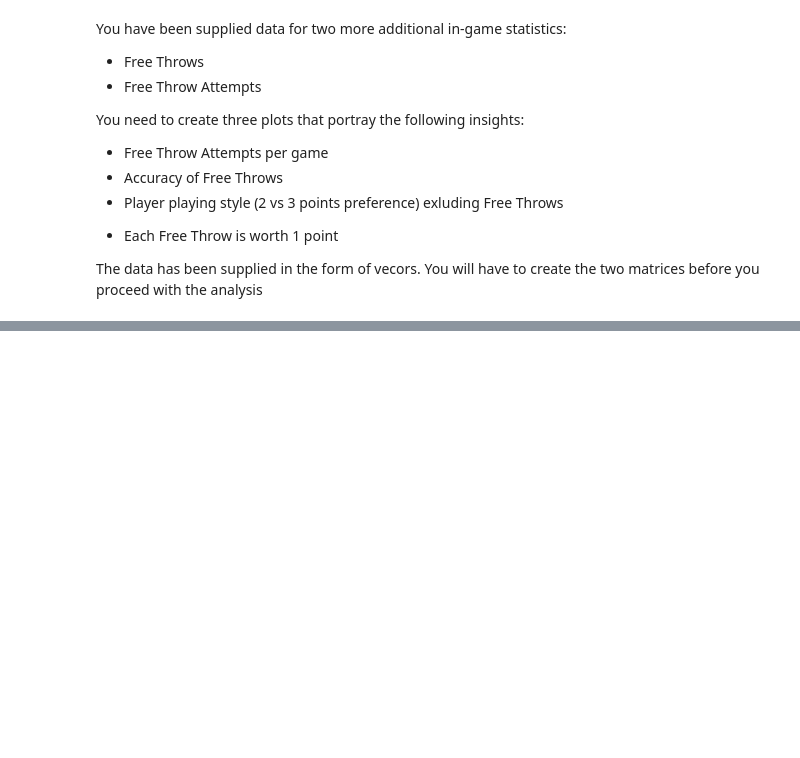
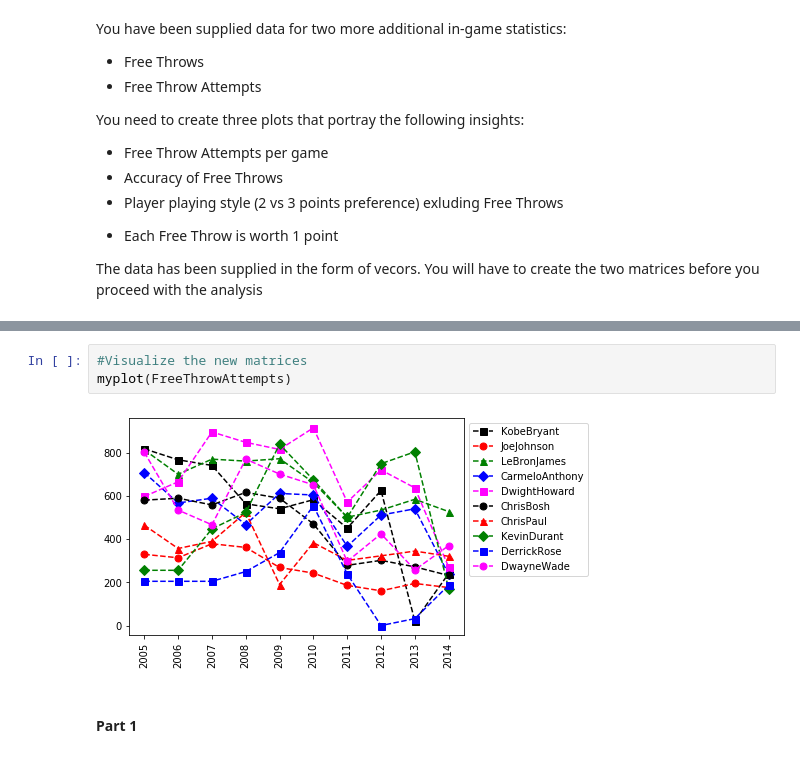
Before and after one commit to sureshmanem/Python_LearnByDoing, a Jupyter notebook: Module_4_Matrices_.ipynb, the cells around one changed output, grey strips where cells are left out. Saved outputs shown, nothing was run; the diff lists cells and outputs as text; blank space fills up the shorter version.

```diff
--- a/Module_4_Matrices_.ipynb
+++ b/Module_4_Matrices_.ipynb
@@ -672,0 +785,7 @@ The data has been supplied in the form of vecors. You will have to create the tw
+# %%
+#Visualize the new matrices
+myplot(FreeThrowAttempts)
+# %% [output]
+[figure, added]
+# %% [markdown]
+#### Part 1
```
Also changed, not shown: parts of 20 cells of this notebook.
